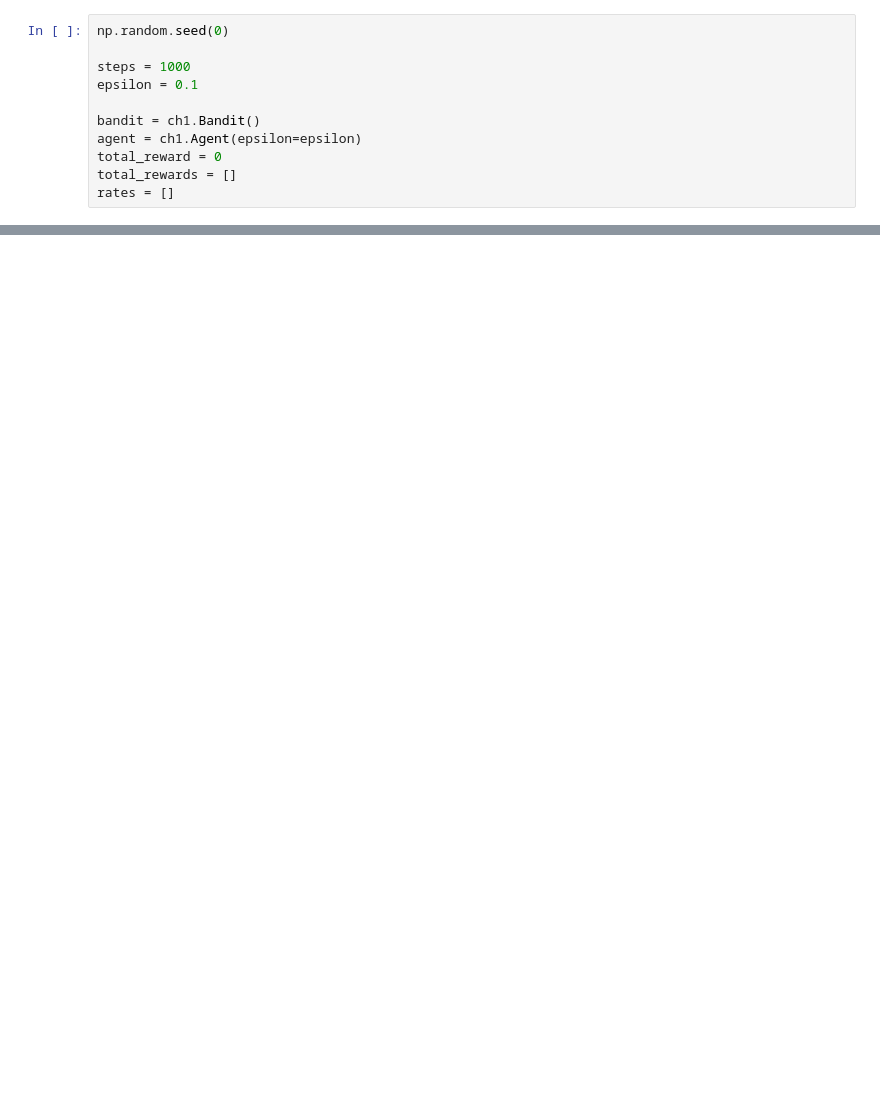
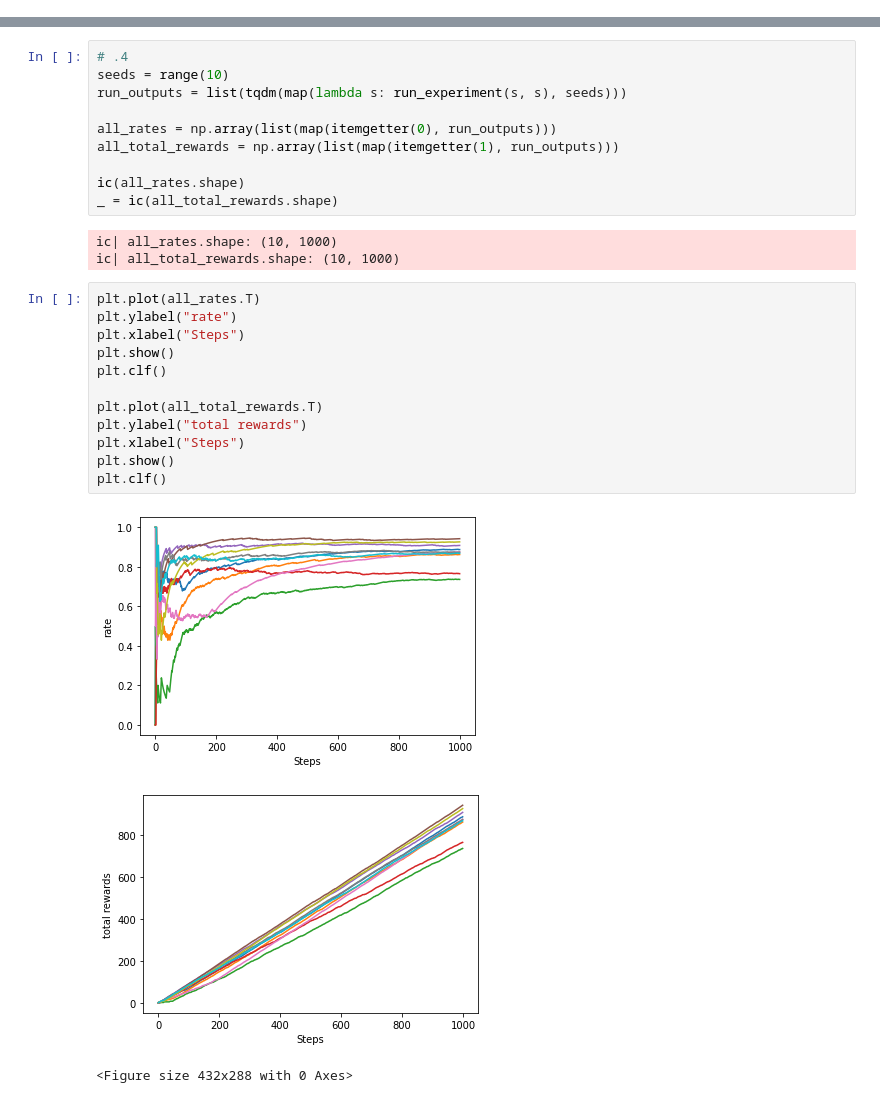
Before and after one commit to kamiteku557/my-deep-learning-from-scrach-4, a Jupyter notebook: code/notebooks/ch1.ipynb, the cells around one changed output, grey strips where cells are left out. Cells and saved outputs as stored; diff of their text form; blank space fills up the shorter version.

```diff
--- a/code/notebooks/ch1.ipynb
+++ b/code/notebooks/ch1.ipynb
@@ -40,11 +74,0 @@ ch1.avg_method_2()
-# %%
-np.random.seed(0)
-
-steps = 1000
-epsilon = 0.1
-
-bandit = ch1.Bandit()
-agent = ch1.Agent(epsilon=epsilon)
-total_reward = 0
-total_rewards = []
-rates = []
@@ -76,0 +174,29 @@ ic| total_reward: 570
+# %%
+# .4
+seeds = range(10)
+run_outputs = list(tqdm(map(lambda s: run_experiment(s, s), seeds)))
+
+all_rates = np.array(list(map(itemgetter(0), run_outputs)))
+all_total_rewards = np.array(list(map(itemgetter(1), run_outputs)))
+
+ic(all_rates.shape)
+_ = ic(all_total_rewards.shape)
+# %% [output]
+ic| all_rates.shape: (10, 1000)
+ic| all_total_rewards.shape: (10, 1000)
+# %%
+plt.plot(all_rates.T)
+plt.ylabel("rate")
+plt.xlabel("Steps")
+plt.show()
+plt.clf()
+
+plt.plot(all_total_rewards.T)
+plt.ylabel("total rewards")
+plt.xlabel("Steps")
+plt.show()
+plt.clf()
+# %% [output]
+[figure, added]
+[figure, added]
+<Figure size 432x288 with 0 Axes>
```
Also changed, not shown: parts of 24 cells of this notebook, 1 other file.
